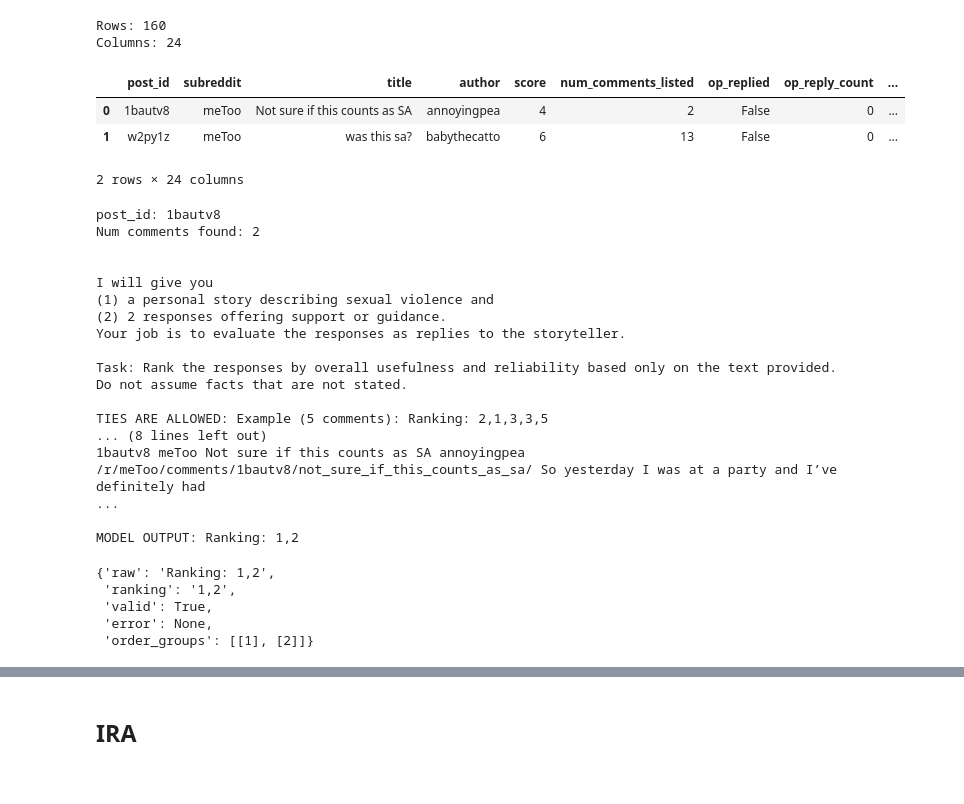
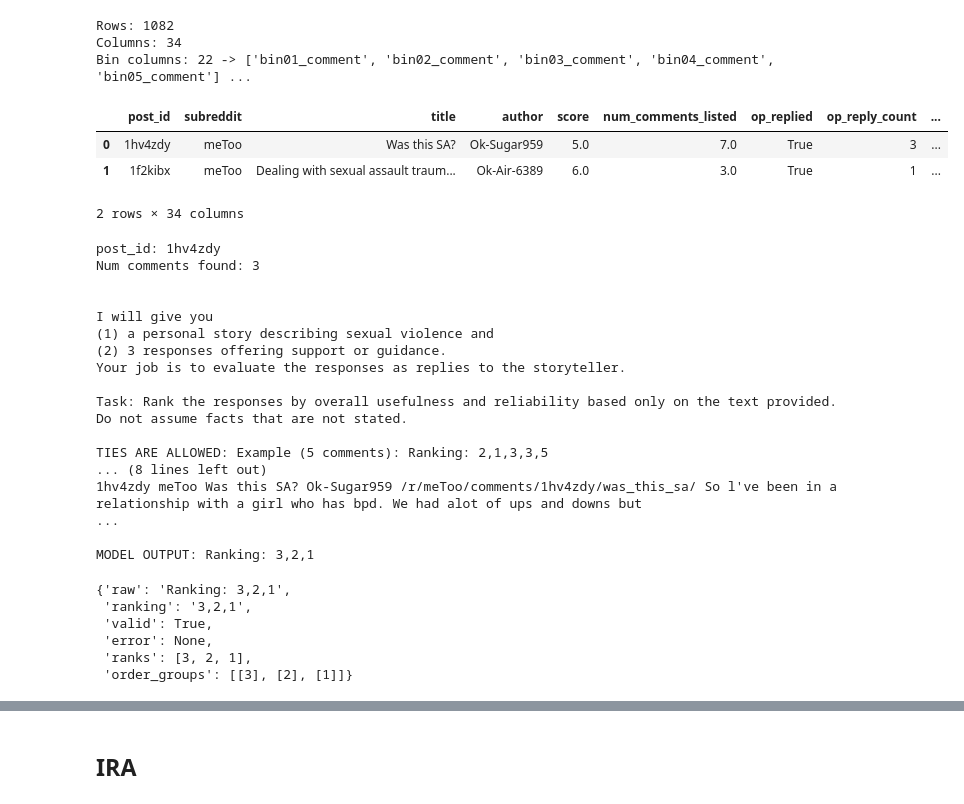
Before and after one commit to Sanjeev2601/ambivalent-stories, a Jupyter notebook: jupyter-notebooks/Ranking.ipynb, the cells around one changed output, grey strips where cells are left out. Cells and saved outputs as stored; diff of their text form; code cells hidden in the pictures.

Commit message:
RQ2 Binning, Ranking, IRA

```diff
--- a/jupyter-notebooks/Ranking.ipynb
+++ b/jupyter-notebooks/Ranking.ipynb
@@ -57,15 +57,20 @@ MAX_COMPLETION_TOKENS = 40
 # %%
-CSV_PATH = "../data/Ambivalent_posts_scoreVar_75_100_with_top10_comments_d0.csv"
-df = pd.read_csv(CSV_PATH)
+CSV_PATH = "Ambivalent_Binning.csv"
+df = pd.read_csv(CSV_PATH, dtype=str)  # keep everything as string-safe
 
 print("Rows:", len(df))
 print("Columns:", len(df.columns))
+
+bin_cols = [c for c in df.columns if c.startswith("bin") and c.endswith("_comment")]
+print("Bin columns:", len(bin_cols), "->", bin_cols[:5], "...")
+
 df.head(2)
 # %% [output]
-Rows: 160
-Columns: 24
+Rows: 1082
+Columns: 34
+Bin columns: 22 -> ['bin01_comment', 'bin02_comment', 'bin03_comment', 'bin04_comment', 'bin05_comment'] ...
 |  | post_id | subreddit | title | author | score | num_comments_listed | op_replied | op_reply_count | ... |
-| 0 | 1bautv8 | meToo | Not sure if this counts as SA | annoyingpea | 4 | 2 | False | 0 | ... |
-| 1 | w2py1z | meToo | was this sa? | babythecatto | 6 | 13 | False | 0 | ... |
+| 0 | 1hv4zdy | meToo | Was this SA? | Ok-Sugar959 | 5.0 | 7.0 | True | 3 | ... |
+| 1 | 1f2kibx | meToo | Dealing with sexual assault traum... | Ok-Air-6389 | 6.0 | 3.0 | True | 1 | ... |
-2 rows × 24 columns
+2 rows × 34 columns
 # %%
@@ -198,34 +239,43 @@ comments = get_comments_list(row)
 print("post_id:", row.get("post_id"))
 print("Num comments found:", len(comments))
 
-prompt = build_prompt(story, comments)
+bp = build_prompt(story, comments)
+if isinstance(bp, tuple):
+    prompt, comments_clean = bp
+    # Use the cleaned list for n
+    n = len(comments_clean)
+else:
+    prompt = bp
+    n = len([c for c in comments if c is not None and str(c).strip() and str(c).strip().lower() != "nan"])
+
 print(prompt[:800], "\n...\n")
 
 res = call_ranker(prompt)
 print("MODEL OUTPUT:", res)
 
-parsed = parse_ranking_line(res, n=len(comments))
+parsed = parse_ranking_line(res, n=n)
 parsed
 # %% [output]
-post_id: 1bautv8
-Num comments found: 2
+post_id: 1hv4zdy
+Num comments found: 3
 
 
 I will give you
 (1) a personal story describing sexual violence and
-(2) 2 responses offering support or guidance.
+(2) 3 responses offering support or guidance.
 Your job is to evaluate the responses as replies to the storyteller.
 
 Task: Rank the responses by overall usefulness and reliability based only on the text provided. Do not assume facts that are not stated.
 
 TIES ARE ALLOWED: Example (5 comments): Ranking: 2,1,3,3,5
 ... (8 lines left out)
-1bautv8 meToo Not sure if this counts as SA annoyingpea /r/meToo/comments/1bautv8/not_sure_if_this_counts_as_sa/ So yesterday I was at a party and I’ve definitely had
+1hv4zdy meToo Was this SA? Ok-Sugar959 /r/meToo/comments/1hv4zdy/was_this_sa/ So l've been in a relationship with a girl who has bpd. We had alot of ups and downs but
 ...
 
-MODEL OUTPUT: Ranking: 1,2
+MODEL OUTPUT: Ranking: 3,2,1
-{'raw': 'Ranking: 1,2',
- 'ranking': '1,2',
+{'raw': 'Ranking: 3,2,1',
+ 'ranking': '3,2,1',
  'valid': True,
  'error': None,
- 'order_groups': [[1], [2]]}
+ 'ranks': [3, 2, 1],
+ 'order_groups': [[3], [2], [1]]}
```
Also changed, not shown: parts of 23 cells of this notebook, 24 other files.
